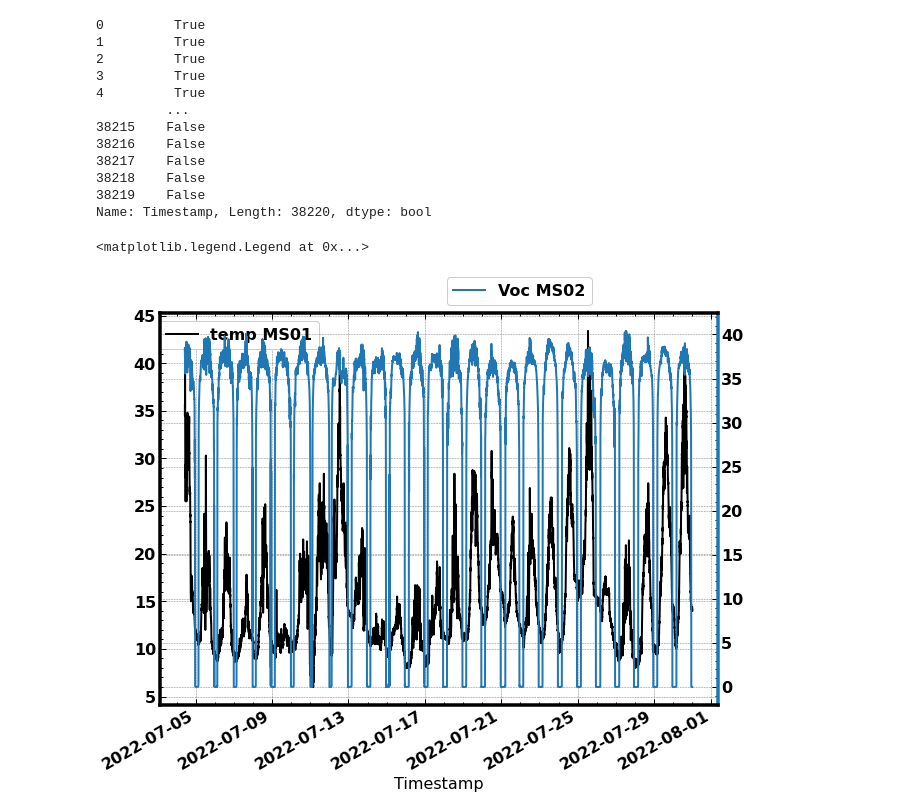
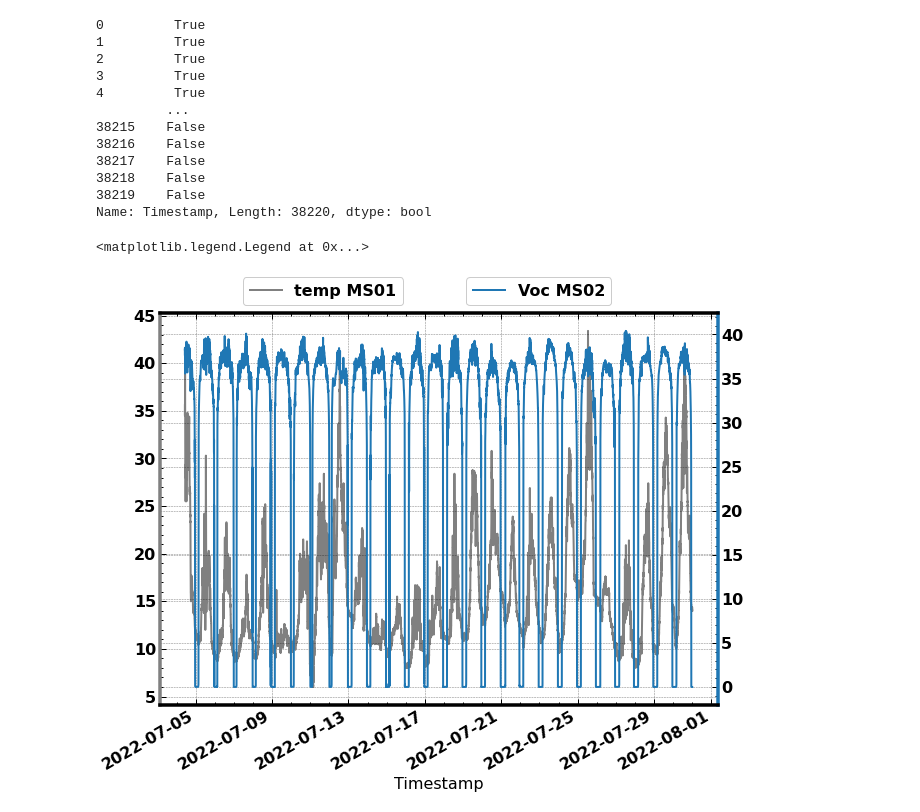
Before and after one commit to alfredoisg/MEDAL, a Jupyter notebook: AlfTests.ipynb, the cells around one changed output. Cells and saved outputs as stored; diff of their text form; code cells hidden in the pictures.

```diff
--- a/AlfTests.ipynb
+++ b/AlfTests.ipynb
@@ -69,30 +69,30 @@ Name: Timestamp, Length: 38220, dtype: bool
 # %%
 from matplotlib import rc
 rc('font', weight='bold')
 
 fig, ax = plt.subplots()
 
-colors = ['black','tab:blue']
+colors = ['gray','tab:blue']
 
 df.plot(color=colors[0],x='Timestamp',y='temp MS01', figsize=(10,8), ax=ax)#.legend(loc='center left',bbox_to_anchor=(1.0, 0.75))
 
 ax1 = ax.twinx()
 df.plot(color=colors[1],x='Timestamp',y='Voc MS02', ax = ax1)#.legend(loc='center left',bbox_to_anchor=(1.0, 0.25))
 
 
 ax1.spines['top'].set_linewidth(3.5)
 ax1.spines['bottom'].set_linewidth(3.5)
 
 ax1.spines['left'].set_color(colors[0])
 ax1.spines['left'].set_linewidth(3.5)
 
 # ax1.set_yticklabels(weight='bold')
 
 ax1.spines['right'].set_color(colors[1])
 ax1.spines['right'].set_linewidth(3.5)
 
-ax.legend(bbox_to_anchor=( 0.3, 1.0))
-ax1.legend(bbox_to_anchor=(0.5, 1.0))
+ax.legend(loc=( 0.15, 1.02))
+ax1.legend(loc=(0.55, 1.02))
 # %% [output]
 <matplotlib.legend.Legend at 0x...>
-[figure, old version]
+[figure, new version]
```
Also changed, not shown: parts of 4 cells of this notebook, 1 other file.
